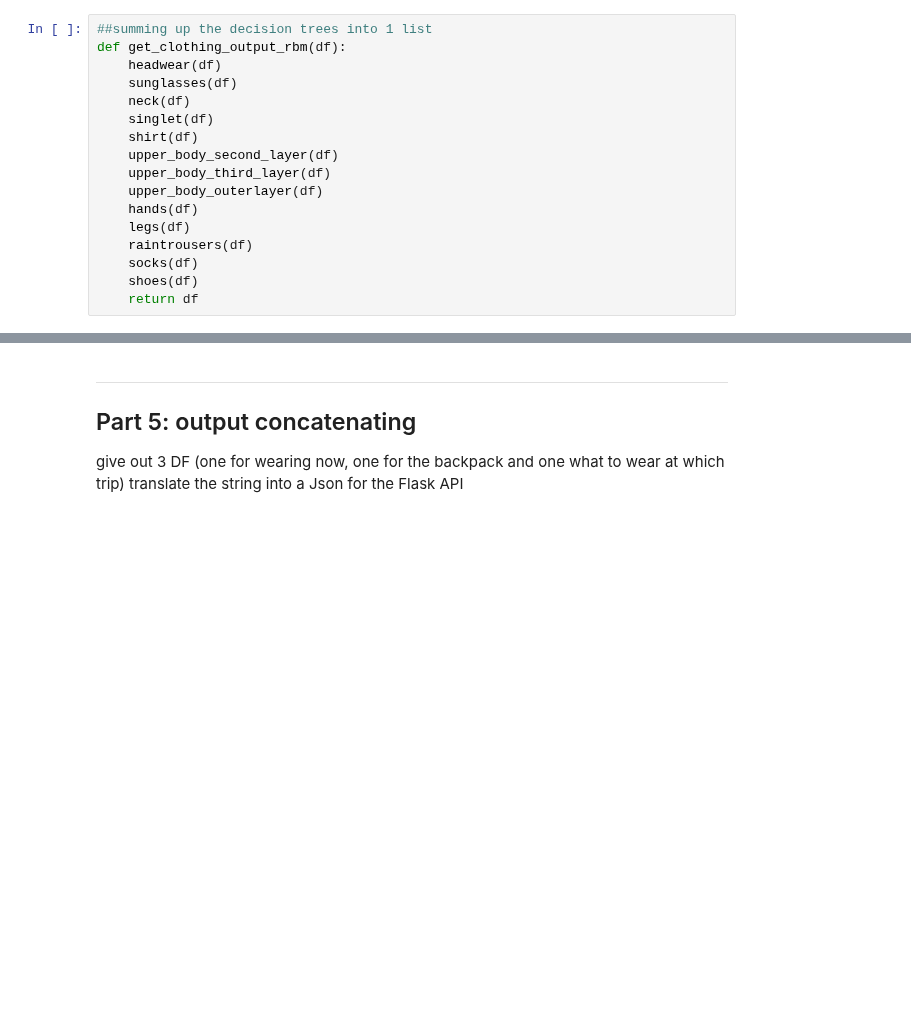
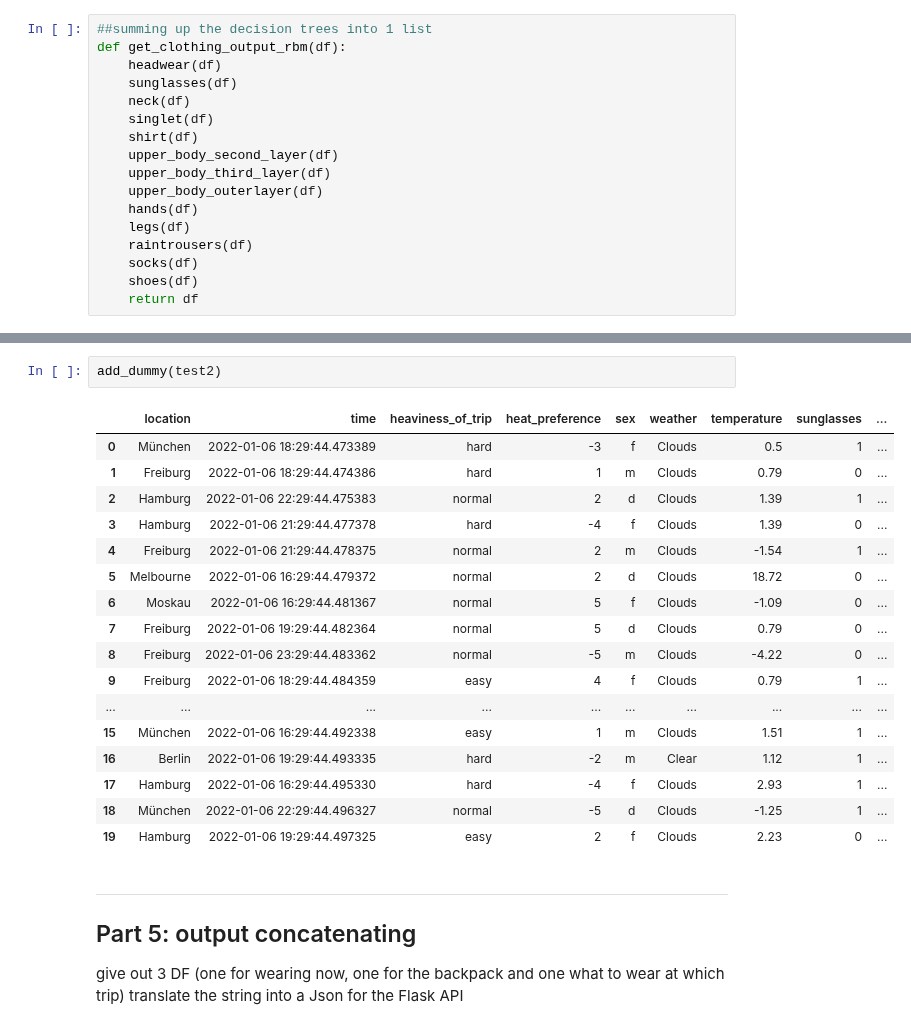
Before and after one commit to TechLabs-Berlin/wt21-commfy, a Jupyter notebook: DS_Files/Commfy_RBM.ipynb, the cells around one changed output, grey strips where cells are left out. Drawn from its saved outputs; the diff is of its cells as text; blank space fills up the shorter version.

```diff
--- a/DS_Files/Commfy_RBM.ipynb
+++ b/DS_Files/Commfy_RBM.ipynb
@@ -306,3 +308,23 @@ get_clothing_output_rbm(test2)
+# %%
+add_dummy(test2)
+# %% [output]
+|  | location | time | heaviness_of_trip | heat_preference | sex | weather | temperature | sunglasses | ... |
+| 0 | München | 2022-01-06 18:29:44.473389 | hard | -3 | f | Clouds | 0.5 | 1 | ... |
+| 1 | Freiburg | 2022-01-06 18:29:44.474386 | hard | 1 | m | Clouds | 0.79 | 0 | ... |
+| 2 | Hamburg | 2022-01-06 22:29:44.475383 | normal | 2 | d | Clouds | 1.39 | 1 | ... |
+| 3 | Hamburg | 2022-01-06 21:29:44.477378 | hard | -4 | f | Clouds | 1.39 | 0 | ... |
+| 4 | Freiburg | 2022-01-06 21:29:44.478375 | normal | 2 | m | Clouds | -1.54 | 1 | ... |
+| 5 | Melbourne | 2022-01-06 16:29:44.479372 | normal | 2 | d | Clouds | 18.72 | 0 | ... |
+| 6 | Moskau | 2022-01-06 16:29:44.481367 | normal | 5 | f | Clouds | -1.09 | 0 | ... |
+| 7 | Freiburg | 2022-01-06 19:29:44.482364 | normal | 5 | d | Clouds | 0.79 | 0 | ... |
+| 8 | Freiburg | 2022-01-06 23:29:44.483362 | normal | -5 | m | Clouds | -4.22 | 0 | ... |
+| 9 | Freiburg | 2022-01-06 18:29:44.484359 | easy | 4 | f | Clouds | 0.79 | 1 | ... |
+| ... | ... | ... | ... | ... | ... | ... | ... | ... | ... |
+| 15 | München | 2022-01-06 16:29:44.492338 | easy | 1 | m | Clouds | 1.51 | 1 | ... |
+| 16 | Berlin | 2022-01-06 19:29:44.493335 | hard | -2 | m | Clear | 1.12 | 1 | ... |
+| 17 | Hamburg | 2022-01-06 16:29:44.495330 | hard | -4 | f | Clouds | 2.93 | 1 | ... |
+| 18 | München | 2022-01-06 22:29:44.496327 | normal | -5 | d | Clouds | -1.25 | 1 | ... |
+| 19 | Hamburg | 2022-01-06 19:29:44.497325 | easy | 2 | f | Clouds | 2.23 | 0 | ... |
 # %% [markdown]
 <hr style="border:2px solid gray"> </hr>
 
```
Also changed, not shown: parts of 11 cells of this notebook, 2 other files.
